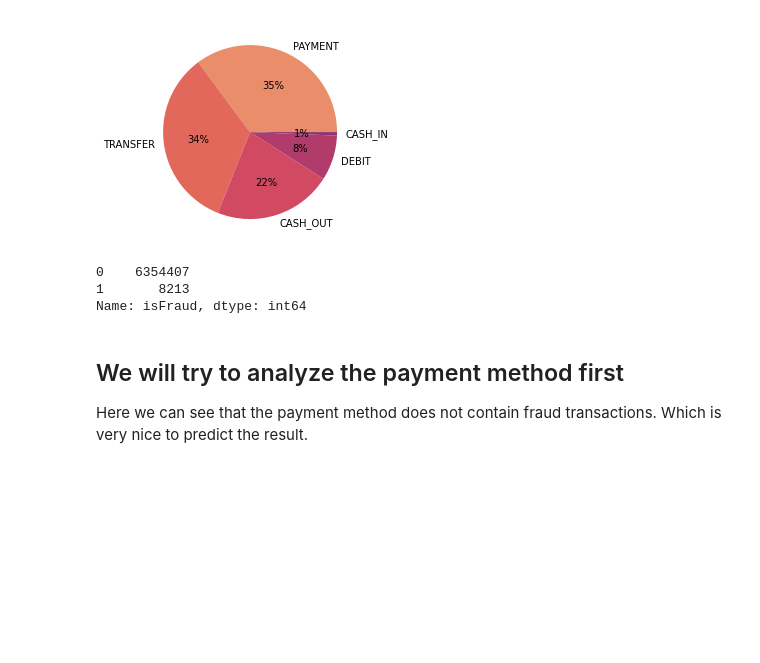
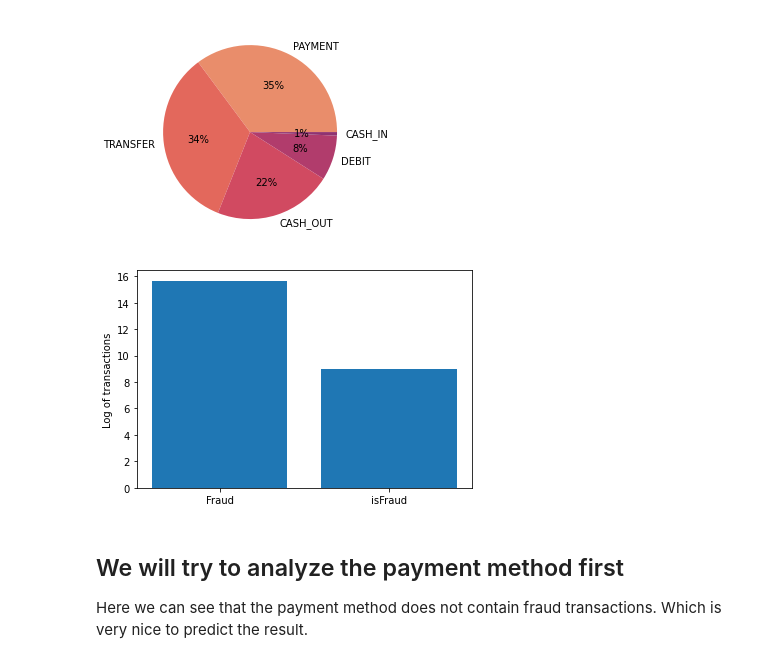
Before and after one commit to dungxibo123/cpay_take_home_question, a Jupyter notebook: cpay.ipynb, the cells around one changed output. Saved outputs shown, nothing was run; the diff lists cells and outputs as text; code cells hidden in the pictures; blank space fills up the shorter version.

```diff
--- a/cpay.ipynb
+++ b/cpay.ipynb
@@ -121,11 +112,18 @@ fig = plt.pie(percentages, labels=col_type_unique_value, colors=palette_color,
 # %%
 # Value counts for the is_Fraud, we can see that the value of fraud transactions ~ 0.129082044 % the data,
 # which is kinds of imbalance - So if we use whole dataframe as input, we may consider F1-score to choose the best model
 df["isFraud"].value_counts()
+fig, ax = plt.subplots()
+#print(n)
+ax.bar(height=np.log(df.isFraud.value_counts()), x=[0,1])
+#plt.set_yticks([0.95, 0975.,1.0])
+ax.set_xticks([0,1])
+ax.set_xticklabels(["Fraud","isFraud"])
+#ax.set_yticks()
+ax.set_ylabel("Log of transactions")
+fig.show()
 # %% [output]
-0    6354407
-1       8213
-Name: isFraud, dtype: int64
+[figure, added]
 # %% [markdown]
 ## We will try to analyze the payment method first
 
```
Also changed, not shown: parts of 5 cells of this notebook, 1 other file.
